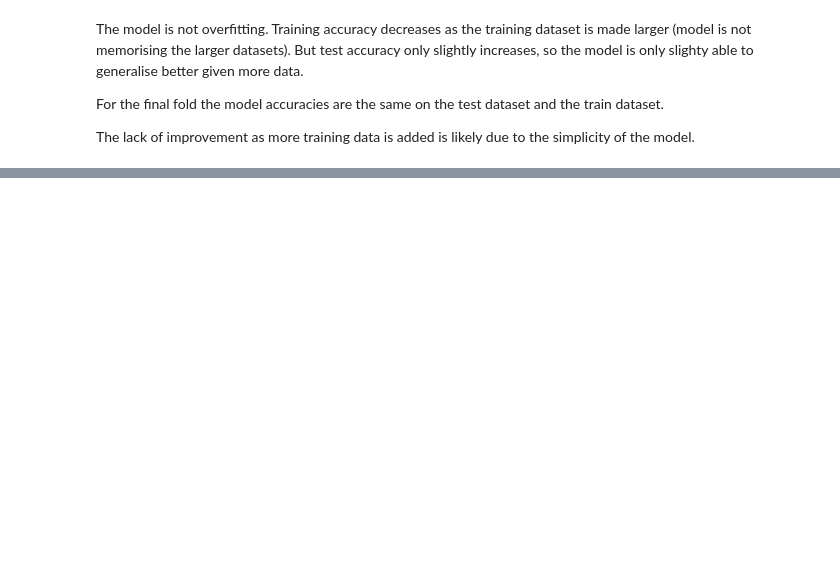
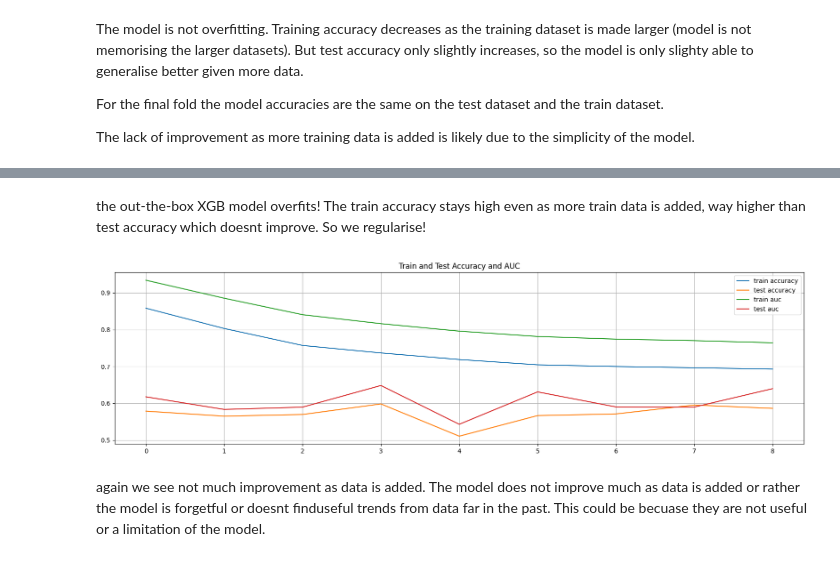
Before and after one commit to joshgowdyprog/GB-energy-trading, a Jupyter notebook: example_notebooks/example_notebook.ipynb, the cells around one changed output, grey strips where cells are left out. Saved outputs shown, nothing was run; the diff lists cells and outputs as text; code cells hidden in the pictures; blank space fills up the shorter version.

```diff
--- a/example_notebooks/example_notebook.ipynb
+++ b/example_notebooks/example_notebook.ipynb
@@ -159,0 +193,18 @@ y_pred_proba_LR = log_reg.predict_proba(X_test)[:, 1]
+# %% [markdown]
+the out-the-box XGB model overfits! The train accuracy stays high even as more train data is added, way higher than test accuracy which doesnt improve. So we regularise!
+# %%
+model_config_xgb={'learning_rate' :0.005,  # slower learning rate
+                            'n_estimators':3000,   # increase since learning is slower
+                            'max_depth': 2, # simple trees
+                            'min_child_weight': 2,
+                            'gamma': 0.1,
+                            'subsample': 0.5, # randomly sample 50% of the data to regularise fitting
+                            'colsample_bytree': 0.5, # randomly sample 50% of the data to regularise fitting
+                            'reg_alpha': 0.5, # regularise param
+                            'reg_lambda': 5} # regularise param
+xgb_clf = XGBClassifier(**model_config_xgb)
+plot_model_validation(cv_folds, xgb_clf)
+# %% [output]
+[figure, added]
+# %% [markdown]
+again we see not much improvement as data is added. The model does not improve much as data is added or rather the model is forgetful or doesnt finduseful trends from data far in the past. This could be becuase they are not useful or a limitation of the model.
```
Also changed, not shown: parts of 62 cells of this notebook, 26 other files.
